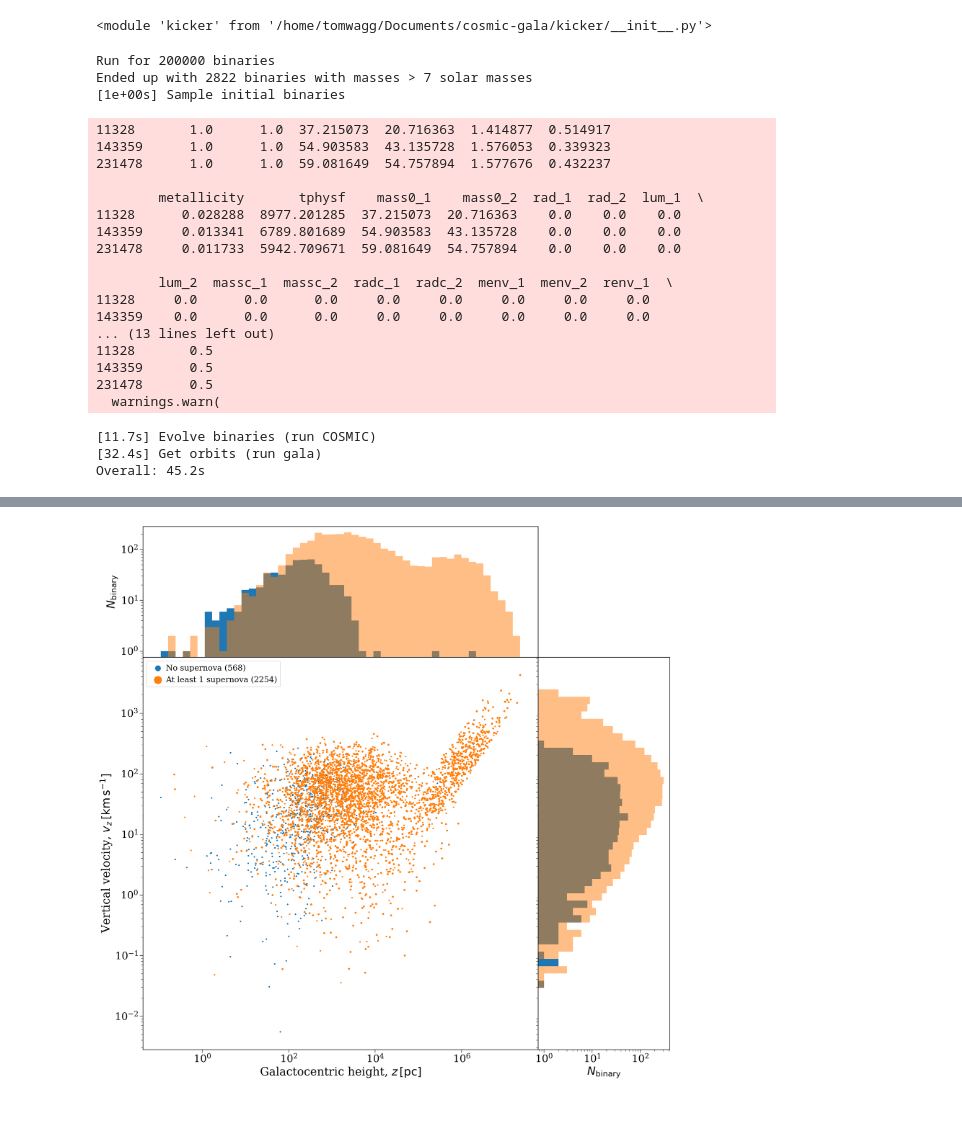
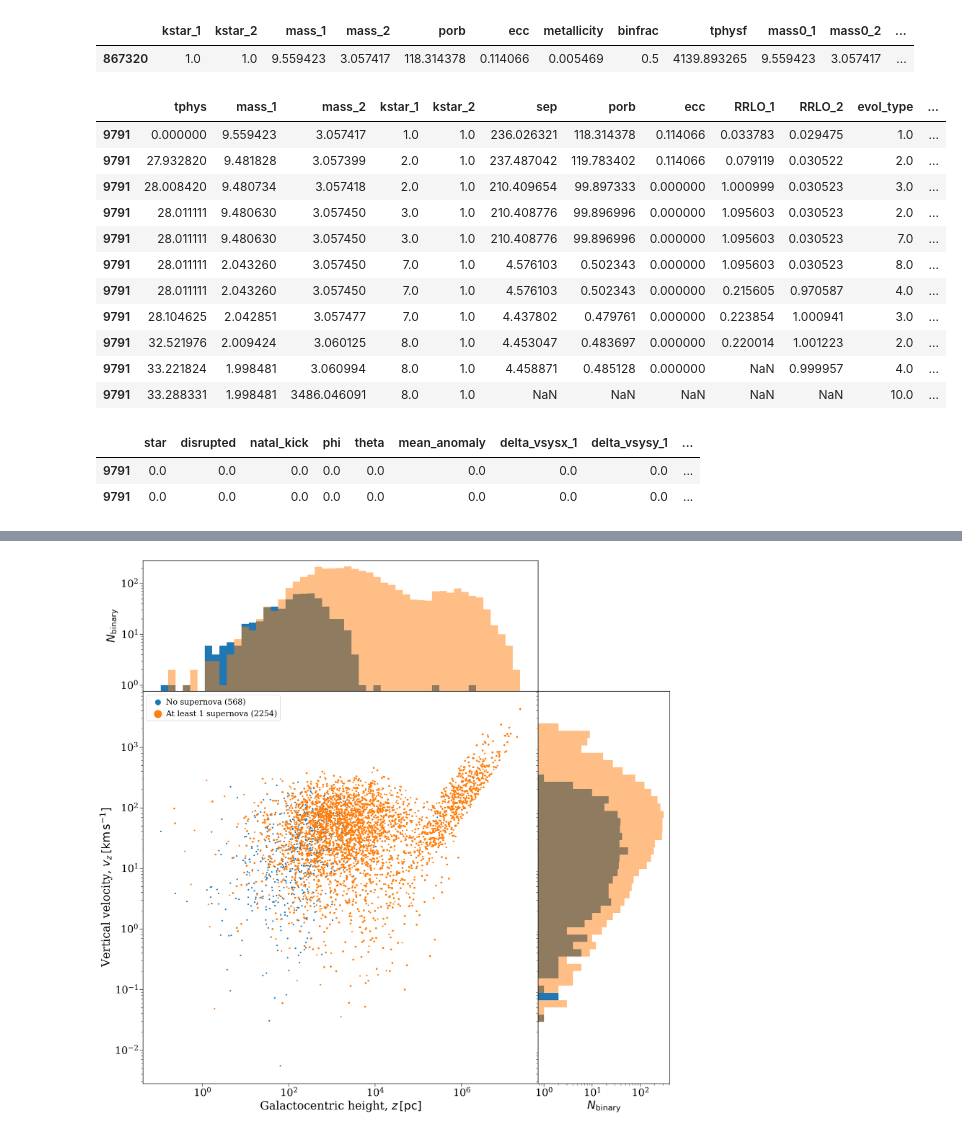
Before and after one commit to TomWagg/cogsworth, a Jupyter notebook: scratch.ipynb, the cells around one changed output, grey strips where cells are left out. Drawn from its saved outputs; the diff is of its cells as text; code cells hidden in the pictures.

```diff
--- a/scratch.ipynb
+++ b/scratch.ipynb
@@ -9,12 +11,33 @@ import pandas as pd
 
 import kicker
-# %%
-from importlib import reload
-reload(kicker)
-# %% [output]
-<module 'kicker' from '/home/tomwagg/Documents/cosmic-gala/kicker/__init__.py'>
 # %%
 pd.set_option('display.max_columns', None)
+# %%
+pd.read_hdf("local_tests/nans.h5", key="initC")
+# %% [output]
+|  | kstar_1 | kstar_2 | mass_1 | mass_2 | porb | ecc | metallicity | binfrac | tphysf | mass0_1 | mass0_2 | ... |
+| 867320 | 1.0 | 1.0 | 9.559423 | 3.057417 | 118.314378 | 0.114066 | 0.005469 | 0.5 | 4139.893265 | 9.559423 | 3.057417 | ... |
+# %%
+pd.read_hdf("local_tests/nans.h5", key="bpp")
+# %% [output]
+|  | tphys | mass_1 | mass_2 | kstar_1 | kstar_2 | sep | porb | ecc | RRLO_1 | RRLO_2 | evol_type | ... |
+| 9791 | 0.000000 | 9.559423 | 3.057417 | 1.0 | 1.0 | 236.026321 | 118.314378 | 0.114066 | 0.033783 | 0.029475 | 1.0 | ... |
+| 9791 | 27.932820 | 9.481828 | 3.057399 | 2.0 | 1.0 | 237.487042 | 119.783402 | 0.114066 | 0.079119 | 0.030522 | 2.0 | ... |
+| 9791 | 28.008420 | 9.480734 | 3.057418 | 2.0 | 1.0 | 210.409654 | 99.897333 | 0.000000 | 1.000999 | 0.030523 | 3.0 | ... |
+| 9791 | 28.011111 | 9.480630 | 3.057450 | 3.0 | 1.0 | 210.408776 | 99.896996 | 0.000000 | 1.095603 | 0.030523 | 2.0 | ... |
+| 9791 | 28.011111 | 9.480630 | 3.057450 | 3.0 | 1.0 | 210.408776 | 99.896996 | 0.000000 | 1.095603 | 0.030523 | 7.0 | ... |
+| 9791 | 28.011111 | 2.043260 | 3.057450 | 7.0 | 1.0 | 4.576103 | 0.502343 | 0.000000 | 1.095603 | 0.030523 | 8.0 | ... |
+| 9791 | 28.011111 | 2.043260 | 3.057450 | 7.0 | 1.0 | 4.576103 | 0.502343 | 0.000000 | 0.215605 | 0.970587 | 4.0 | ... |
+| 9791 | 28.104625 | 2.042851 | 3.057477 | 7.0 | 1.0 | 4.437802 | 0.479761 | 0.000000 | 0.223854 | 1.000941 | 3.0 | ... |
+| 9791 | 32.521976 | 2.009424 | 3.060125 | 8.0 | 1.0 | 4.453047 | 0.483697 | 0.000000 | 0.220014 | 1.001223 | 2.0 | ... |
+| 9791 | 33.221824 | 1.998481 | 3.060994 | 8.0 | 1.0 | 4.458871 | 0.485128 | 0.000000 | NaN | 0.999957 | 4.0 | ... |
+| 9791 | 33.288331 | 1.998481 | 3486.046091 | 8.0 | 1.0 | NaN | NaN | NaN | NaN | NaN | 10.0 | ... |
+# %%
+pd.read_hdf("local_tests/nans.h5", key="kick_info")
+# %% [output]
+|  | star | disrupted | natal_kick | phi | theta | mean_anomaly | delta_vsysx_1 | delta_vsysy_1 | ... |
+| 9791 | 0.0 | 0.0 | 0.0 | 0.0 | 0.0 | 0.0 | 0.0 | 0.0 | ... |
+| 9791 | 0.0 | 0.0 | 0.0 | 0.0 | 0.0 | 0.0 | 0.0 | 0.0 | ... |
 # %%
 %config InlineBackend.figure_format = 'retina'
 
@@ -39,26 +59,0 @@ p = kicker.pop.Population(200000, processes=6, m1_cutoff=7)
-# %%
-p.create_population()
-# %% [output]
-Run for 200000 binaries
-Ended up with 2822 binaries with masses > 7 solar masses
-[1e+00s] Sample initial binaries
-11328       1.0      1.0  37.215073  20.716363  1.414877  0.514917
-143359      1.0      1.0  54.903583  43.135728  1.576053  0.339323
-231478      1.0      1.0  59.081649  54.757894  1.577676  0.432237
-
-        metallicity       tphysf    mass0_1    mass0_2  rad_1  rad_2  lum_1  \
-11328      0.028288  8977.201285  37.215073  20.716363    0.0    0.0    0.0
-143359     0.013341  6789.801689  54.903583  43.135728    0.0    0.0    0.0
-231478     0.011733  5942.709671  59.081649  54.757894    0.0    0.0    0.0
-
-        lum_2  massc_1  massc_2  radc_1  radc_2  menv_1  menv_2  renv_1  \
-11328     0.0      0.0      0.0     0.0     0.0     0.0     0.0     0.0
-143359    0.0      0.0      0.0     0.0     0.0     0.0     0.0     0.0
-... (13 lines left out)
-11328       0.5
-143359      0.5
-231478      0.5
-  warnings.warn(
-[11.7s] Evolve binaries (run COSMIC)
-[32.4s] Get orbits (run gala)
-Overall: 45.2s
```
Also changed, not shown: parts of 29 cells of this notebook, 1 other file.
